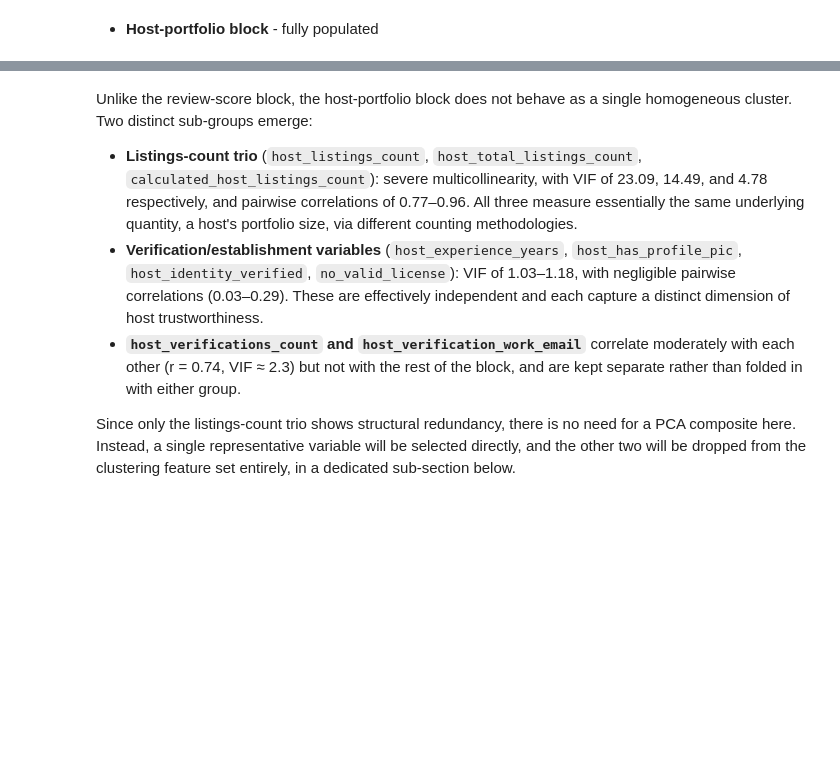
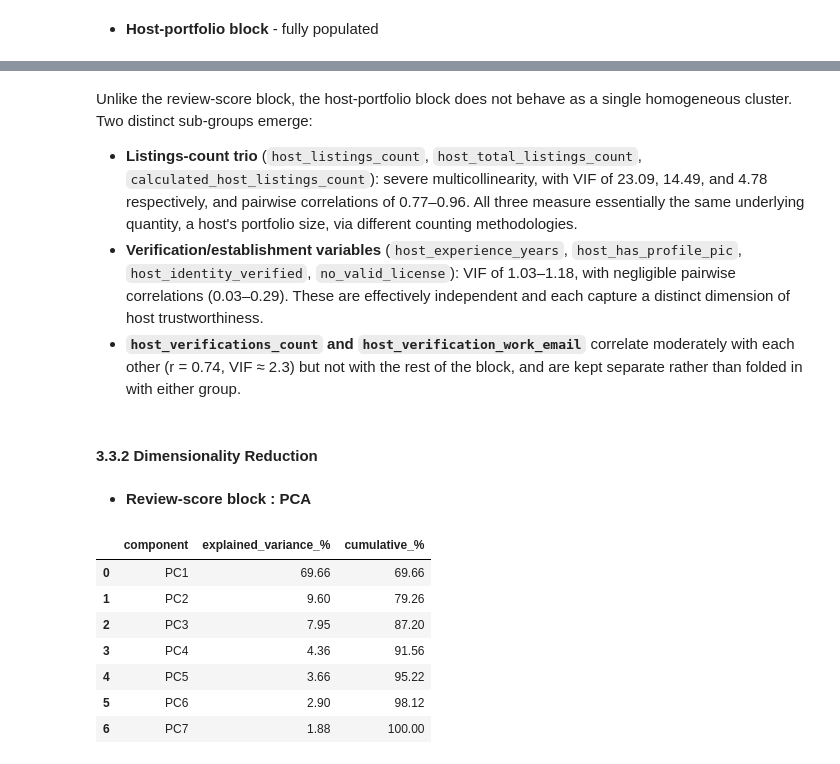
Before and after one commit to pln6/airbnb-market-segmentation-analysis, a Jupyter notebook: notebooks/02_feature_engineering.ipynb, the cells around one changed output, grey strips where cells are left out. Drawn from its saved outputs; the diff is of its cells as text; code cells hidden in the pictures; blank space fills up the shorter version.

```diff
--- a/notebooks/02_feature_engineering.ipynb
+++ b/notebooks/02_feature_engineering.ipynb
@@ -407,5 +407,38 @@ Unlike the review-score block, the host-portfolio block does not behave as a sin
 - **Listings-count trio** (`host_listings_count`, `host_total_listings_count`, `calculated_host_listings_count`): severe multicollinearity, with VIF of 23.09, 14.49, and 4.78 respectively, and pairwise correlations of 0.77–0.96. All three measure essentially the same underlying quantity, a host's portfolio size, via different counting methodologies.
 - **Verification/establishment variables** (`host_experience_years`, `host_has_profile_pic`, `host_identity_verified`, `no_valid_license`): VIF of 1.03–1.18, with negligible pairwise correlations (0.03–0.29). These are effectively independent and each capture a distinct dimension of host trustworthiness.
 - **`host_verifications_count` and `host_verification_work_email`** correlate moderately with each other (r = 0.74, VIF ≈ 2.3) but not with the rest of the block, and are kept separate rather than folded in with either group.
-
-Since only the listings-count trio shows structural redundancy, there is no need for a PCA composite here. Instead, a single representative variable will be selected directly, and the other two will be dropped from the clustering feature set entirely, in a dedicated sub-section below.
+# %% [markdown]
+#### 3.3.2 Dimensionality Reduction
+# %% [markdown]
+- **Review-score block : PCA**
+# %%
+from sklearn.preprocessing import StandardScaler
+from sklearn.decomposition import PCA
+
+# complete-case subset
+review_X = listings_clean[review_score_raw_cols].dropna()
+
+scaler = StandardScaler()
+review_X_scaled = scaler.fit_transform(review_X)
+
+pca = PCA()
+pca.fit(review_X_scaled)
+
+explained_var = pca.explained_variance_ratio_
+cumulative_var = np.cumsum(explained_var)
+
+pca_summary = pd.DataFrame({
+    'component': [f'PC{i+1}' for i in range(len(explained_var))],
+    'explained_variance_%': (explained_var * 100).round(2),
+    'cumulative_%': (cumulative_var * 100).round(2)
+})
+display(pca_summary)
+# %% [output]
+|  | component | explained_variance_% | cumulative_% |
+| 0 | PC1 | 69.66 | 69.66 |
+| 1 | PC2 | 9.60 | 79.26 |
+| 2 | PC3 | 7.95 | 87.20 |
+| 3 | PC4 | 4.36 | 91.56 |
+| 4 | PC5 | 3.66 | 95.22 |
+| 5 | PC6 | 2.90 | 98.12 |
+| 6 | PC7 | 1.88 | 100.00 |
```
Also changed, not shown: parts of 10 cells of this notebook.
